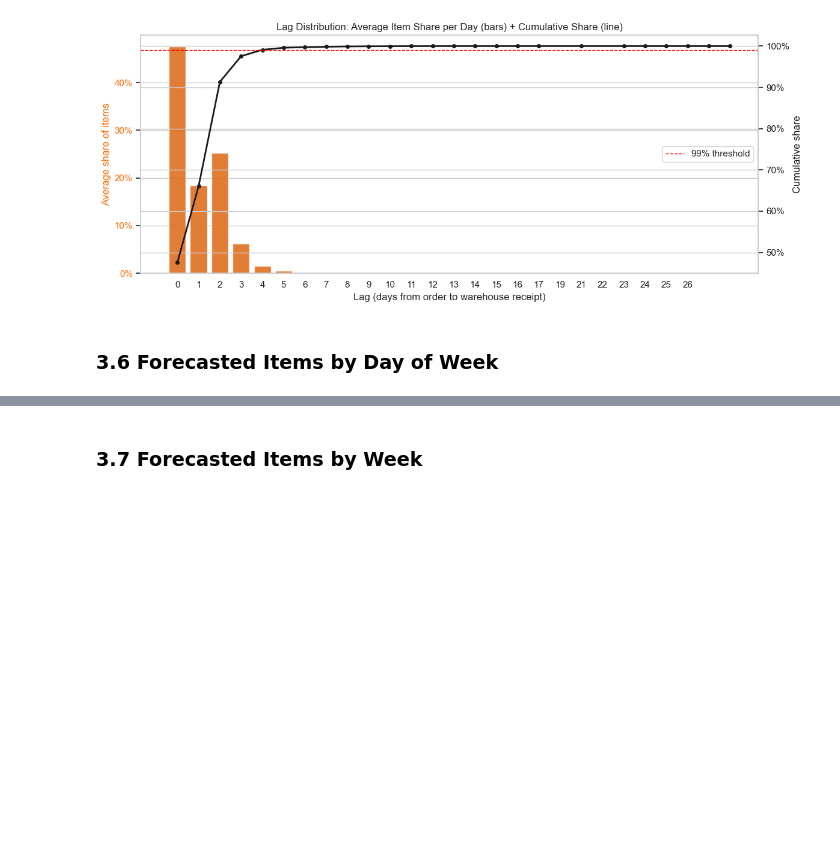
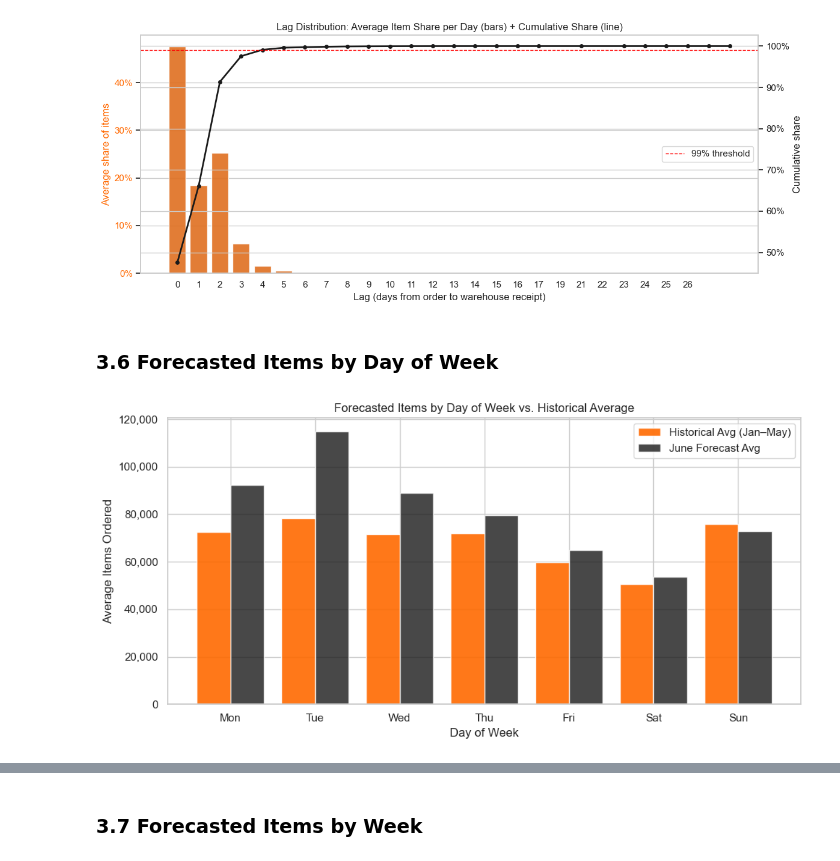
Before and after one commit to traha-89/zalando_fcst_case_study, a Jupyter notebook: analysis.ipynb, the cells around one changed output, grey strips where cells are left out. Drawn from its saved outputs; the diff is of its cells as text; code cells hidden in the pictures; blank space fills up the shorter version.

Commit message:
Data Exploration - Forecast items by day; Claude context addition

```diff
--- a/analysis.ipynb
+++ b/analysis.ipynb
@@ -904,3 +904,48 @@ plt.show()
 [figure]
 # %% [markdown]
 ### 3.6 Forecasted Items by Day of Week
+# %%
+# Average daily orders by day of week — historical (input_1)
+hist_dow = (
+    hist.groupby(["date_order", "day_of_week_order"])["items"]
+    .sum()
+    .reset_index()
+    .groupby("day_of_week_order")["items"]
+    .mean()
+    .reset_index()
+    .rename(columns={"items": "hist_avg"})
+)
+
+# Average daily forecasted items by day of week — June forecast (input_2)
+fc_dow = (
+    fc.groupby("day_of_week_order")["Forecated_items"]
+    .mean()
+    .reset_index()
+    .rename(columns={"Forecated_items": "fc_avg"})
+)
+
+# Merge
+dow_compare = hist_dow.merge(fc_dow, on="day_of_week_order")
+day_labels = {1: "Mon", 2: "Tue", 3: "Wed", 4: "Thu", 5: "Fri", 6: "Sat", 7: "Sun"}
+dow_compare["day_label"] = dow_compare["day_of_week_order"].map(day_labels)
+
+# Plot
+x = np.arange(len(dow_compare))
+width = 0.4
+
+fig, ax = plt.subplots(figsize=(10, 5))
+ax.bar(x - width/2, dow_compare["hist_avg"], width, label="Historical Avg (Jan–May)", color="#FF6900", alpha=0.9)
+ax.bar(x + width/2, dow_compare["fc_avg"], width, label="June Forecast Avg", color="#1A1A1A", alpha=0.8)
+
+ax.set_xticks(x)
+ax.set_xticklabels(dow_compare["day_label"])
+ax.set_xlabel("Day of Week")
+ax.set_ylabel("Average Items Ordered")
+ax.set_title("Forecasted Items by Day of Week vs. Historical Average")
+ax.yaxis.set_major_formatter(plt.FuncFormatter(lambda y, _: f"{y:,.0f}"))
+ax.legend()
+
+plt.tight_layout()
+plt.show()
+# %% [output]
+[figure, added]
```
Also changed, not shown: parts of 1 cell of this notebook, 1 other file.
